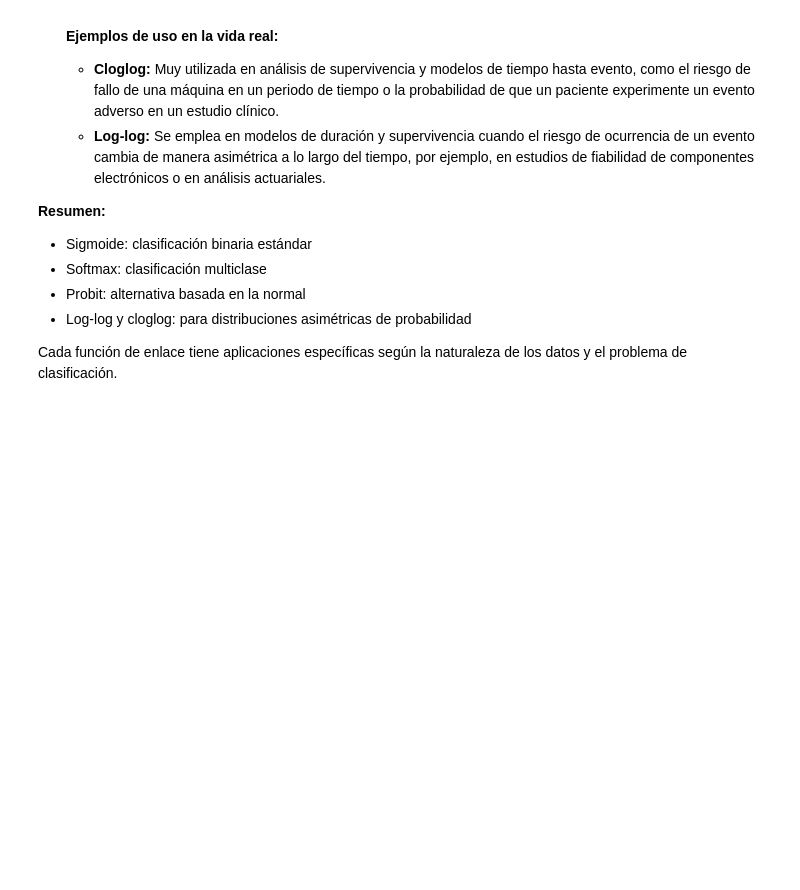
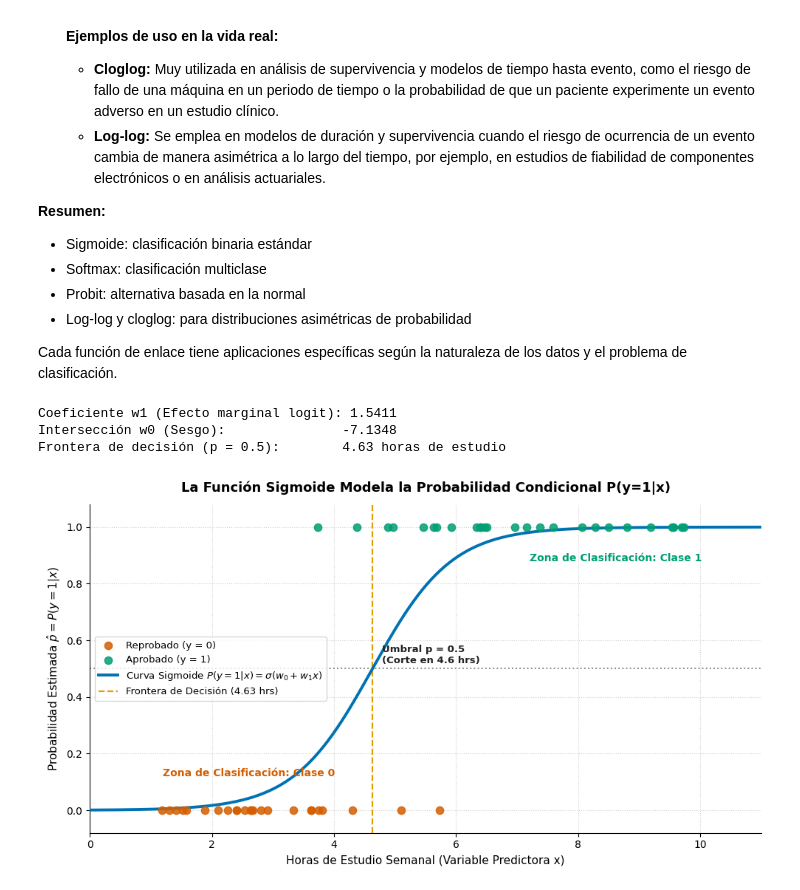
Before and after one commit to paranedagarcia/ciencia-de-datos, a Jupyter notebook: notebooks/aprendizaje_supervisado/Regresion_logistica.ipynb, the cells around one changed output. Cells and saved outputs as stored; diff of their text form; code cells hidden in the pictures; blank space fills up the shorter version.

Commit message:
logistica

```diff
--- a/notebooks/aprendizaje_supervisado/Regresion_logistica.ipynb
+++ b/notebooks/aprendizaje_supervisado/Regresion_logistica.ipynb
@@ -138,3 +138,83 @@ Además de la función sigmoide (logística), en regresión logística y modelos
 - Log-log y cloglog: para distribuciones asimétricas de probabilidad
 
 Cada función de enlace tiene aplicaciones específicas según la naturaleza de los datos y el problema de clasificación.
+# %%
+
+"""
+Regresión Logística y Curva Sigmoide.
+Visualización del ajuste probabilístico y frontera de decisión.
+"""
+
+import numpy as np
+import matplotlib.pyplot as plt
+from sklearn.linear_model import LogisticRegression
+
+# 1. Simulación de datos pedagógicos (N = 50 estudiantes)
+np.random.seed(42)
+horas_estudio = np.sort(np.random.uniform(1.0, 10.0, size=50))
+
+# Proceso generador subyacente con función logística
+prob_verdadera = 1.0 / (1.0 + np.exp(-(1.2 * horas_estudio - 6.0)))
+aprobado = np.random.binomial(n=1, p=prob_verdadera)
+
+# 2. Ajuste del modelo de Regresión Logística
+X = horas_estudio.reshape(-1, 1)
+clf = LogisticRegression(random_state=42)
+clf.fit(X, aprobado)
+
+# 3. Predicción probabilística sobre un rango continuo
+horas_rango = np.linspace(0, 11, 300).reshape(-1, 1)
+prob_predicha = clf.predict_proba(horas_rango)[:, 1]
+
+# Cálculo analítico de la frontera de decisión (donde z = w0 + w1*x = 0 -> p = 0.5)
+w0 = clf.intercept_[0]
+w1 = clf.coef_[0, 0]
+frontera_decision = -w0 / w1
+
+print(f"Coeficiente w1 (Efecto marginal logit): {w1:.4f}")
+print(f"Intersección w0 (Sesgo):               {w0:.4f}")
+print(f"Frontera de decisión (p = 0.5):        {frontera_decision:.2f} horas de estudio")
+
+# 4. Generación gráfica (Fondo blanco plano y paleta contrastada)
+fig, ax = plt.subplots(figsize=(10, 5.5), facecolor='white')
+ax.set_facecolor('white')
+
+# Dispersión de las observaciones reales
+ax.scatter(horas_estudio[aprobado == 0], aprobado[aprobado == 0],
+           color='#d55e00', s=55, alpha=0.85, label='Reprobado (y = 0)', zorder=4)
+ax.scatter(horas_estudio[aprobado == 1], aprobado[aprobado == 1],
+           color='#009e73', s=55, alpha=0.85, label='Aprobado (y = 1)', zorder=4)
+
+# Curva logística estimada
+ax.plot(horas_rango, prob_predicha, color='#0072b2', linewidth=2.8,
+        label=r'Curva Sigmoide $P(y=1|x) = \sigma(w_0 + w_1 x)$', zorder=3)
+
+# Líneas guía de umbral y frontera
+ax.axhline(0.5, color='#8a8a8a', linestyle=':', linewidth=1.4)
+ax.axvline(frontera_decision, color='#e69f00', linestyle='--', linewidth=1.6,
+           label=f'Frontera de Decisión ({frontera_decision:.2f} hrs)')
+
+# Anotaciones explicativas
+ax.text(frontera_decision + 0.15, 0.52, f'Umbral p = 0.5\n(Corte en {frontera_decision:.1f} hrs)',
+        color='#222222', fontsize=9.5, fontweight='bold')
+ax.text(1.2, 0.12, 'Zona de Clasificación: Clase 0', color='#d55e00', fontsize=10, fontweight='bold')
+ax.text(7.2, 0.88, 'Zona de Clasificación: Clase 1', color='#009e73', fontsize=10, fontweight='bold')
+
+ax.set_title("La Función Sigmoide Modela la Probabilidad Condicional P(y=1|x)",
+             fontsize=13, fontweight='bold', pad=12)
+ax.set_xlabel("Horas de Estudio Semanal (Variable Predictora x)", fontsize=11)
+ax.set_ylabel(r"Probabilidad Estimada $\hat{p} = P(y=1|x)$", fontsize=11)
+ax.set_ylim(-0.08, 1.08)
+ax.set_xlim(0, 11)
+ax.grid(True, linestyle=':', alpha=0.6)
+ax.spines['top'].set_visible(False)
+ax.spines['right'].set_visible(False)
+ax.legend(frameon=True, facecolor='white', loc='center left', fontsize=9.5)
+
+plt.tight_layout()
+plt.show()
+# %% [output]
+Coeficiente w1 (Efecto marginal logit): 1.5411
+Intersección w0 (Sesgo):               -7.1348
+Frontera de decisión (p = 0.5):        4.63 horas de estudio
+[figure, added]
```
Also changed, not shown: parts of 2 cells of this notebook, 9 other files.
